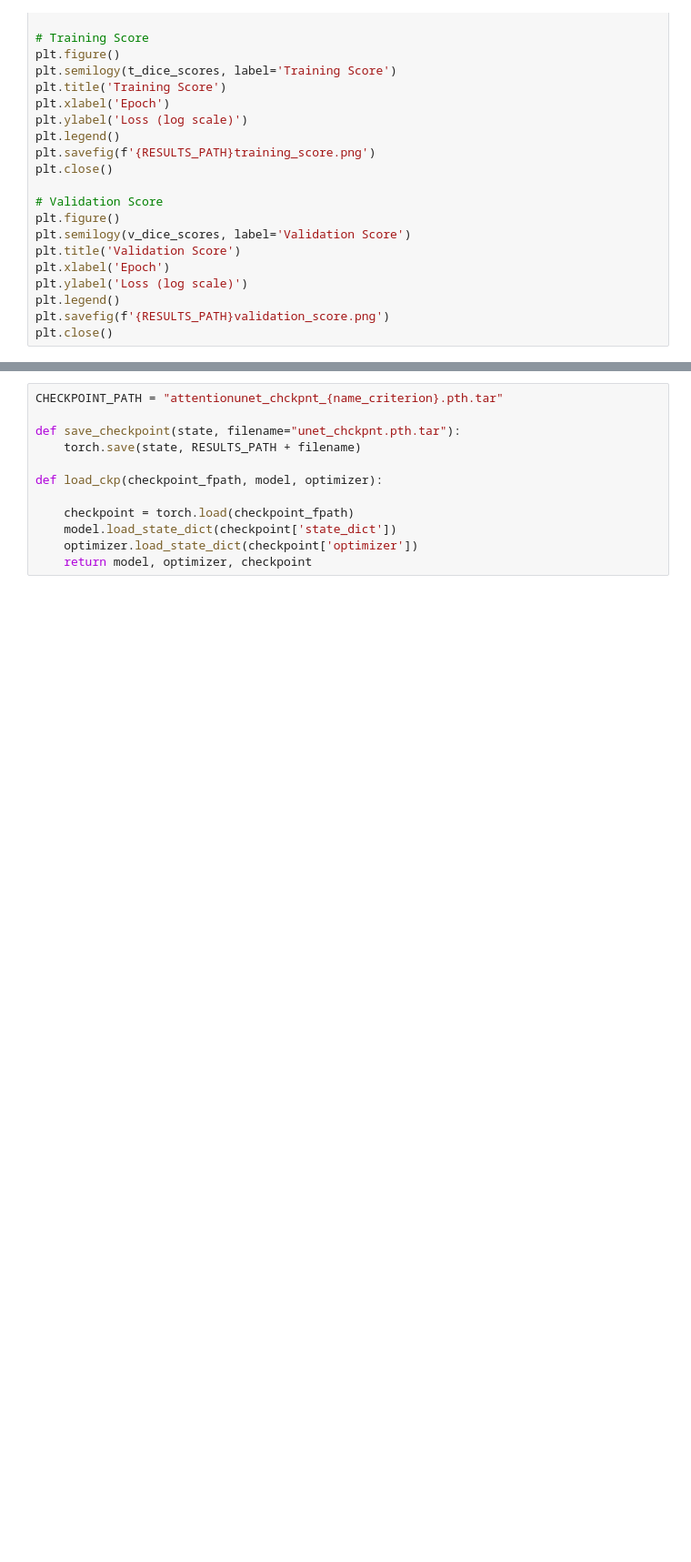
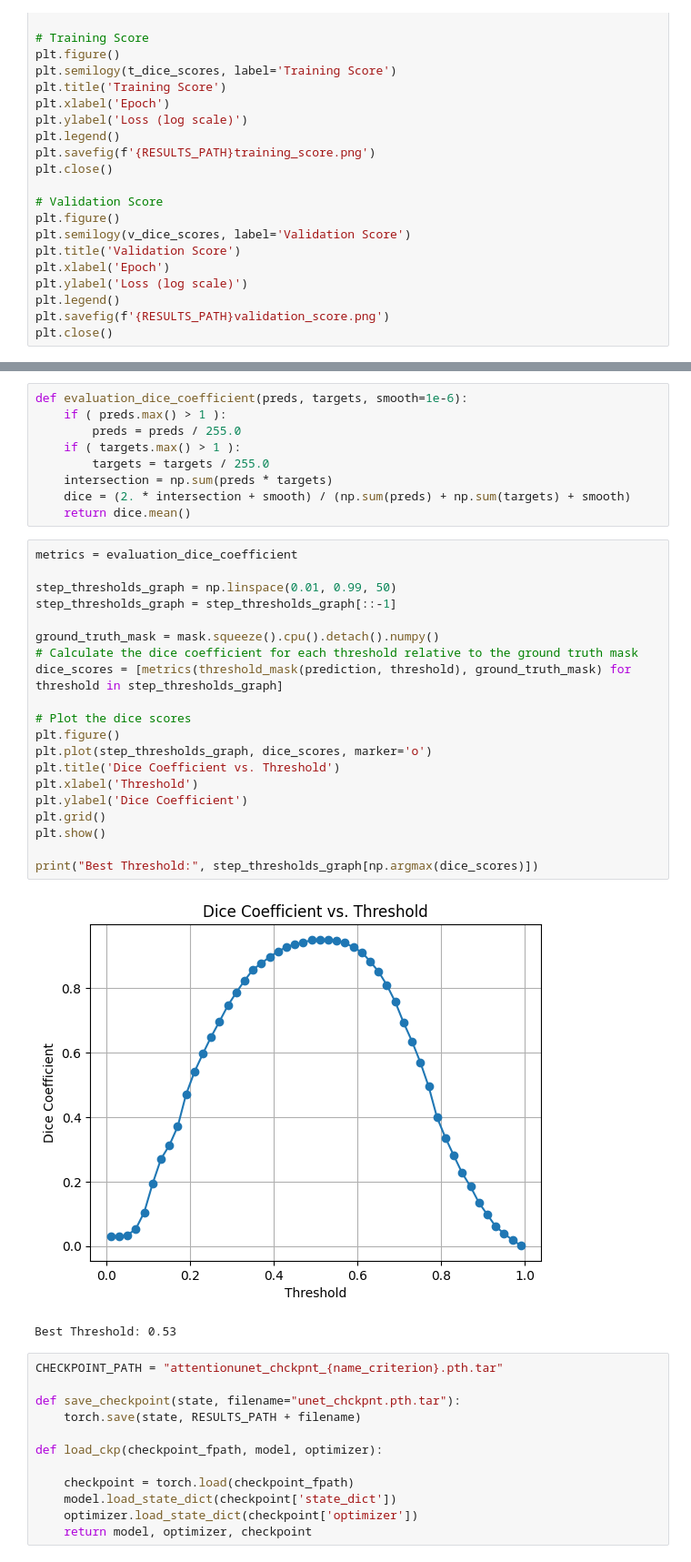
Before and after one commit to SydanJainen/Cell-image-segmentation, a Jupyter notebook: image_Segmantation.ipynb, the cells around one changed output, grey strips where cells are left out. Shown at 91% size. Saved outputs shown, nothing was run; the diff lists cells and outputs as text; blank space fills up the shorter version.

```diff
--- a/image_Segmantation.ipynb
+++ b/image_Segmantation.ipynb
@@ -963,3 +1107,35 @@ plt.show()
+# %%
+def evaluation_dice_coefficient(preds, targets, smooth=1e-6):
+    if ( preds.max() > 1 ):
+        preds = preds / 255.0
+    if ( targets.max() > 1 ):
+        targets = targets / 255.0
+    intersection = np.sum(preds * targets)
+    dice = (2. * intersection + smooth) / (np.sum(preds) + np.sum(targets) + smooth)
+    return dice.mean()
+# %%
+metrics = evaluation_dice_coefficient
+
+step_thresholds_graph = np.linspace(0.01, 0.99, 50)
+step_thresholds_graph = step_thresholds_graph[::-1]
+
+ground_truth_mask = mask.squeeze().cpu().detach().numpy()
+# Calculate the dice coefficient for each threshold relative to the ground truth mask
+dice_scores = [metrics(threshold_mask(prediction, threshold), ground_truth_mask) for threshold in step_thresholds_graph]
+
+# Plot the dice scores
+plt.figure()
+plt.plot(step_thresholds_graph, dice_scores, marker='o')
+plt.title('Dice Coefficient vs. Threshold')
+plt.xlabel('Threshold')
+plt.ylabel('Dice Coefficient')
+plt.grid()
+plt.show()
+
+print("Best Threshold:", step_thresholds_graph[np.argmax(dice_scores)])
+# %% [output]
+[figure, added]
+Best Threshold: 0.53
 # %%
 CHECKPOINT_PATH = "attentionunet_chckpnt_{name_criterion}.pth.tar"
 
```
Also changed, not shown: parts of 14 cells of this notebook, 1 other file.
